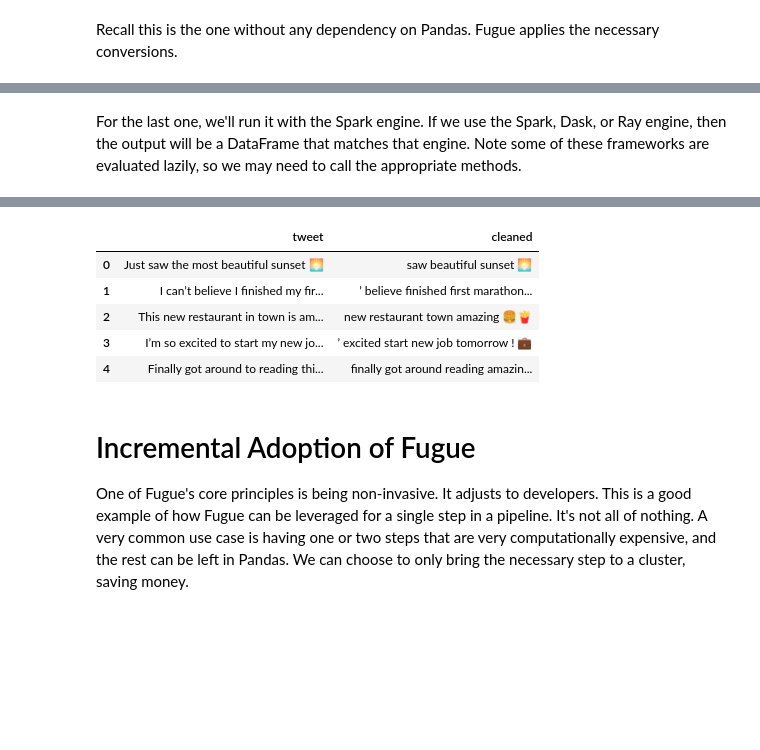
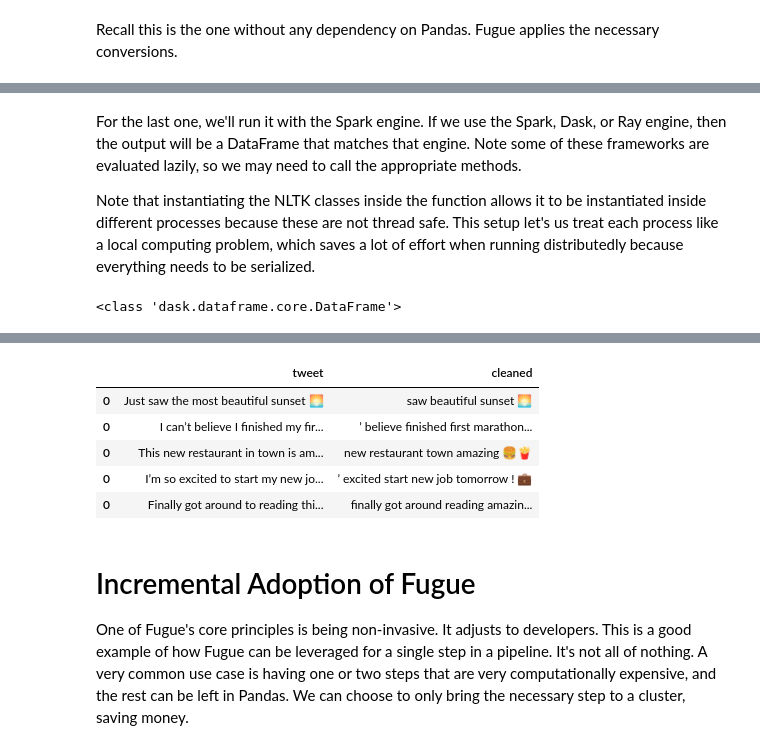
Before and after one commit to kvnkho/pydata-seattle-fugue, a Jupyter notebook: notebooks/3-type_hints.ipynb, the cells around one changed output, grey strips where cells are left out. Saved outputs shown, nothing was run; the diff lists cells and outputs as text; code cells hidden in the pictures; blank space fills up the shorter version.

Commit message:
finished type hints and schema

```diff
--- a/notebooks/3-type_hints.ipynb
+++ b/notebooks/3-type_hints.ipynb
@@ -56,15 +56,23 @@ It may seem like Pandas is the simplest for now, and that we shouldn't need to b
 # %%
 from typing import List, Dict, Iterable, Any
 
+def instantiate_nltk():
+    nltk.download('stopwords')
+    stop_words = set(stopwords.words('english'))
+    lemmatizer = WordNetLemmatizer()
+
 def preprocess_text(df: pd.DataFrame) -> pd.DataFrame:
+    instantiate_nltk()
     return df.assign(cleaned=df['tweet'].apply(clean_tweet))
 
 def preprocess_text2(df: List[Dict[str,Any]]) -> Iterable[Dict[str,Any]]:
+    instantiate_nltk()
     for row in df:
         row['cleaned'] = clean_tweet(row['tweet'])
         yield row
 
 def preprocess_text3(df: List[List[Any]]) -> pd.DataFrame:
+    instantiate_nltk()
     for row in df:
         row.append(clean_tweet(row[0]))
 
@@ -131,10 +154,16 @@ transform(tweets, preprocess_text2, schema="*, cleaned:str")
 | 4 | Finally got around to reading thi... | finally got around reading amazin... |
 # %% [markdown]
 For the last one, we'll run it with the Spark engine. If we use the Spark, Dask, or Ray engine, then the output will be a DataFrame that matches that engine. Note some of these frameworks are evaluated lazily, so we may need to call the appropriate methods.
+
+Note that instantiating the NLTK classes inside the function allows it to be instantiated inside different processes because these are not thread safe. This setup let's us treat each process like a local computing problem, which saves a lot of effort when running distributedly because everything needs to be serialized.
 # %%
-result = transform(tweets, preprocess_text3, schema="*, cleaned:str", engine="dask")
-print(result.type)
+from dask.distributed import Client
+client = Client(processes=False)
+
+result = transform(tweets, preprocess_text3, schema="*, cleaned:str", engine=client)
+print(type(result))
 
 # Use Dask methods to trigger lazy evaluation
 result.compute().head()
 # %% [output]
+<class 'dask.dataframe.core.DataFrame'>
@@ -141,9 +185,9 @@ result.compute().head()
 |  | tweet | cleaned |
 | 0 | Just saw the most beautiful sunset 🌅 | saw beautiful sunset 🌅 |
-| 1 | I can’t believe I finished my fir... | ’ believe finished first marathon... |
-| 2 | This new restaurant in town is am... | new restaurant town amazing 🍔🍟 |
-| 3 | I’m so excited to start my new jo... | ’ excited start new job tomorrow ! 💼 |
-| 4 | Finally got around to reading thi... | finally got around reading amazin... |
+| 0 | I can’t believe I finished my fir... | ’ believe finished first marathon... |
+| 0 | This new restaurant in town is am... | new restaurant town amazing 🍔🍟 |
+| 0 | I’m so excited to start my new jo... | ’ excited start new job tomorrow ! 💼 |
+| 0 | Finally got around to reading thi... | finally got around reading amazin... |
 # %% [markdown]
 # Incremental Adoption of Fugue
 
```
Also changed, not shown: parts of 13 cells of this notebook, 1 other file.
